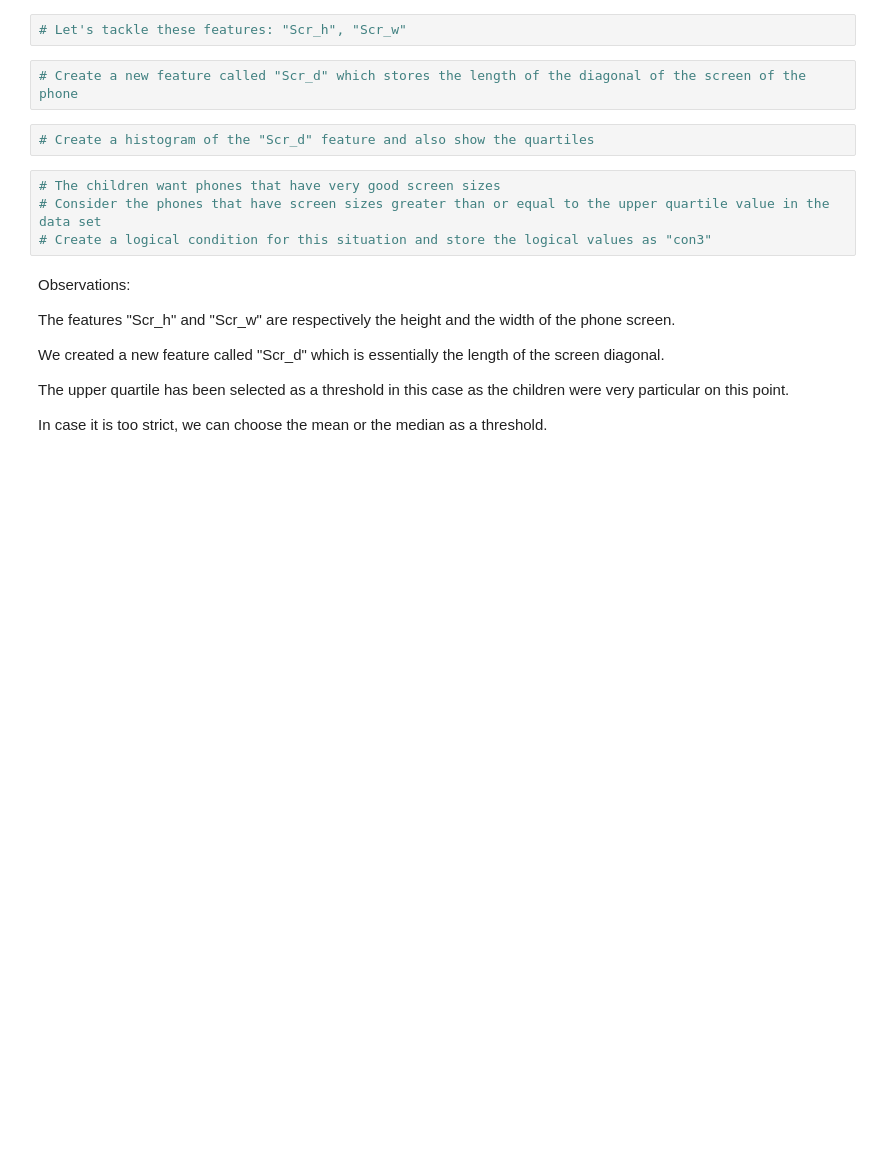
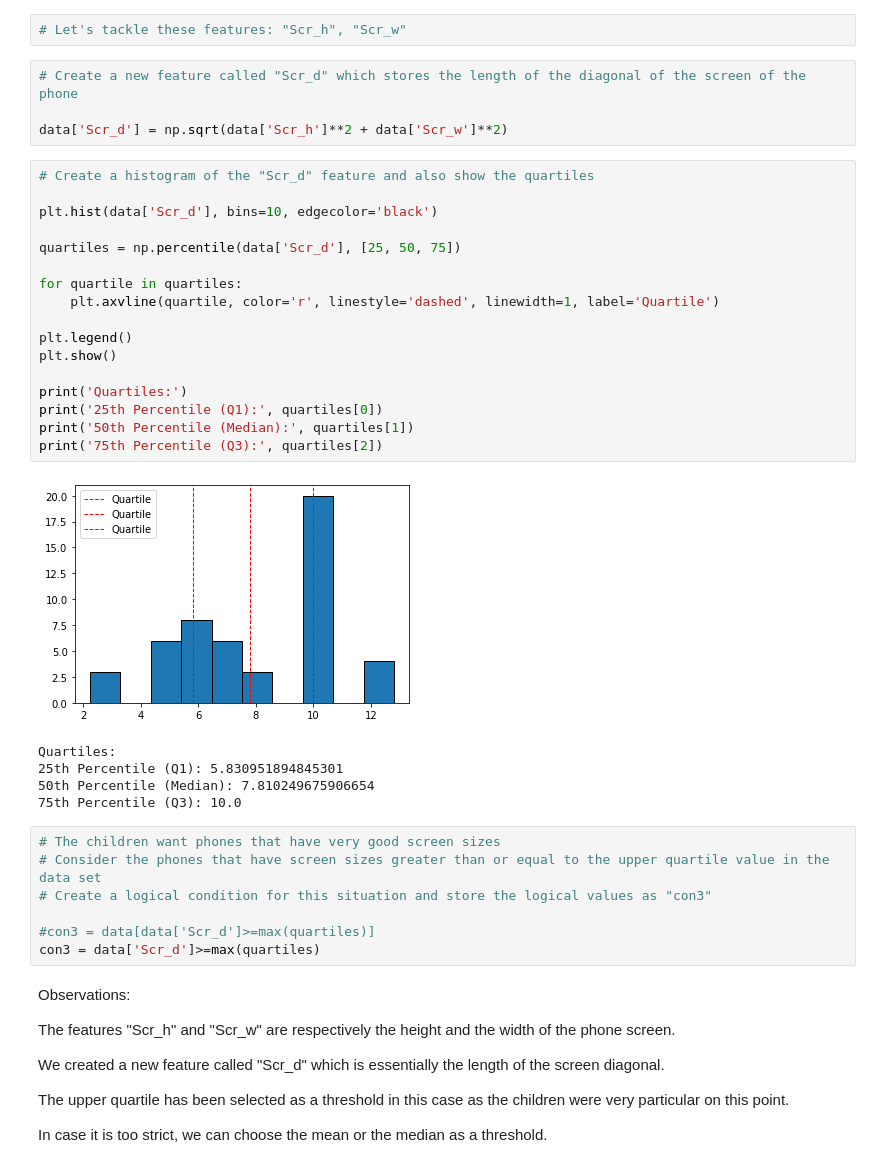
Before and after one commit to hari-r-v/TwiLearn, a Jupyter notebook: assignment/Day_22-Statistics_Assignment_Day_21.ipynb, the cells around one changed output. Saved outputs shown, nothing was run; the diff lists cells and outputs as text; blank space fills up the shorter version.

```diff
--- a/assignment/Day_22-Statistics_Assignment_Day_21.ipynb
+++ b/assignment/Day_22-Statistics_Assignment_Day_21.ipynb
@@ -273,12 +272,38 @@ In case it is too strict, we can choose the mean as a threshold.
 # Let's tackle these features: "Scr_h", "Scr_w"
 # %%
 # Create a new feature called "Scr_d" which stores the length of the diagonal of the screen of the phone
+
+data['Scr_d'] = np.sqrt(data['Scr_h']**2 + data['Scr_w']**2)
-# %%
-# Create a histogram of the "Scr_d" feature and also show the quartiles
+# %%
+# Create a histogram of the "Scr_d" feature and also show the quartiles
+
+plt.hist(data['Scr_d'], bins=10, edgecolor='black')
+
+quartiles = np.percentile(data['Scr_d'], [25, 50, 75])
+
+for quartile in quartiles:
+    plt.axvline(quartile, color='r', linestyle='dashed', linewidth=1, label='Quartile')
+
+plt.legend()
+plt.show()
+
+print('Quartiles:')
+print('25th Percentile (Q1):', quartiles[0])
+print('50th Percentile (Median):', quartiles[1])
+print('75th Percentile (Q3):', quartiles[2])
+# %% [output]
+[figure, added]
+Quartiles:
+25th Percentile (Q1): 5.830951894845301
+50th Percentile (Median): 7.810249675906654
+75th Percentile (Q3): 10.0
 # %%
 # The children want phones that have very good screen sizes
 # Consider the phones that have screen sizes greater than or equal to the upper quartile value in the data set
 # Create a logical condition for this situation and store the logical values as "con3"
+
+#con3 = data[data['Scr_d']>=max(quartiles)]
+con3 = data['Scr_d']>=max(quartiles)
 # %% [markdown]
 Observations:
 
```
Also changed, not shown: parts of 32 cells of this notebook.
